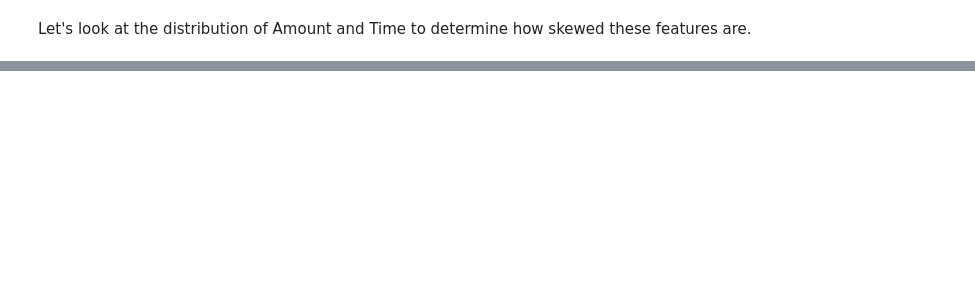
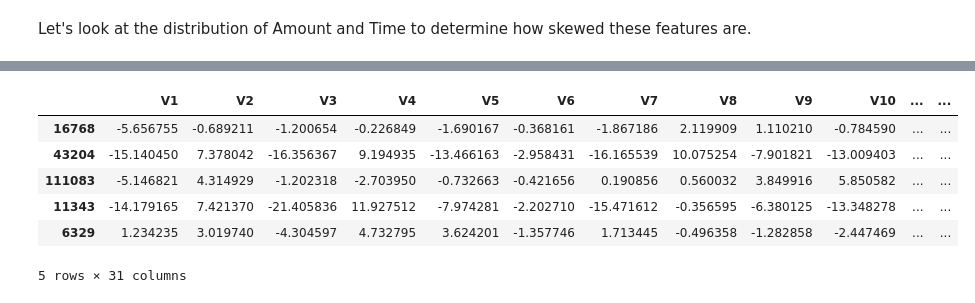
Before and after one commit to HYPERTONE/Analytics, a Jupyter notebook: Credit Card/Credit Card Fraud.ipynb, the cells around one changed output, grey strips where cells are left out. Drawn from its saved outputs; the diff is of its cells as text; code cells hidden in the pictures; blank space fills up the shorter version.

```diff
--- a/Credit Card/Credit Card Fraud.ipynb
+++ b/Credit Card/Credit Card Fraud.ipynb
@@ -96,0 +107,12 @@ plt.show()
+# %%
+from sklearn.preprocessing import StandardScaler, RobustScaler
+
+# RobustScaler is less prone to outliers.
+
+std_scaler = StandardScaler()
+rob_scaler = RobustScaler()
+
+df['scaled_amount'] = rob_scaler.fit_transform(df['Amount'].values.reshape(-1, 1))
+df['scaled_time'] = rob_scaler.fit_transform(df['Time'].values.reshape(-1, 1))
+
+df.drop(['Time', 'Amount'], axis=1, inplace=True)
@@ -96,0 +172,24 @@ plt.show()
+# %%
+# We will make our classes equivalent in order to have a normal distribution of classes.
+
+# First we'll shuffle the data (where frac=1 means 100% of the dataframe will be sampled)
+df = df.sample(frac=1)
+
+# Number of fraudulent classes (492 rows)
+fraud_df = df.loc[df['Class'] == 1]
+non_fraud_df = df.loc[df['Class'] == 0][:492]
+
+normal_distributed_df = pd.concat([fraud_df, non_fraud_df])
+
+# Shuffle df again
+new_df = normal_distributed_df.sample(frac=1, random_state=42)
+
+new_df.head()
+# %% [output]
+|  | V1 | V2 | V3 | V4 | V5 | V6 | V7 | V8 | V9 | V10 | ... | ... |
+| 16768 | -5.656755 | -0.689211 | -1.200654 | -0.226849 | -1.690167 | -0.368161 | -1.867186 | 2.119909 | 1.110210 | -0.784590 | ... | ... |
+| 43204 | -15.140450 | 7.378042 | -16.356367 | 9.194935 | -13.466163 | -2.958431 | -16.165539 | 10.075254 | -7.901821 | -13.009403 | ... | ... |
+| 111083 | -5.146821 | 4.314929 | -1.202318 | -2.703950 | -0.732663 | -0.421656 | 0.190856 | 0.560032 | 3.849916 | 5.850582 | ... | ... |
+| 11343 | -14.179165 | 7.421370 | -21.405836 | 11.927512 | -7.974281 | -2.202710 | -15.471612 | -0.356595 | -6.380125 | -13.348278 | ... | ... |
+| 6329 | 1.234235 | 3.019740 | -4.304597 | 4.732795 | 3.624201 | -1.357746 | 1.713445 | -0.496358 | -1.282858 | -2.447469 | ... | ... |
+5 rows × 31 columns
```
Also changed, not shown: parts of 6 cells of this notebook.
